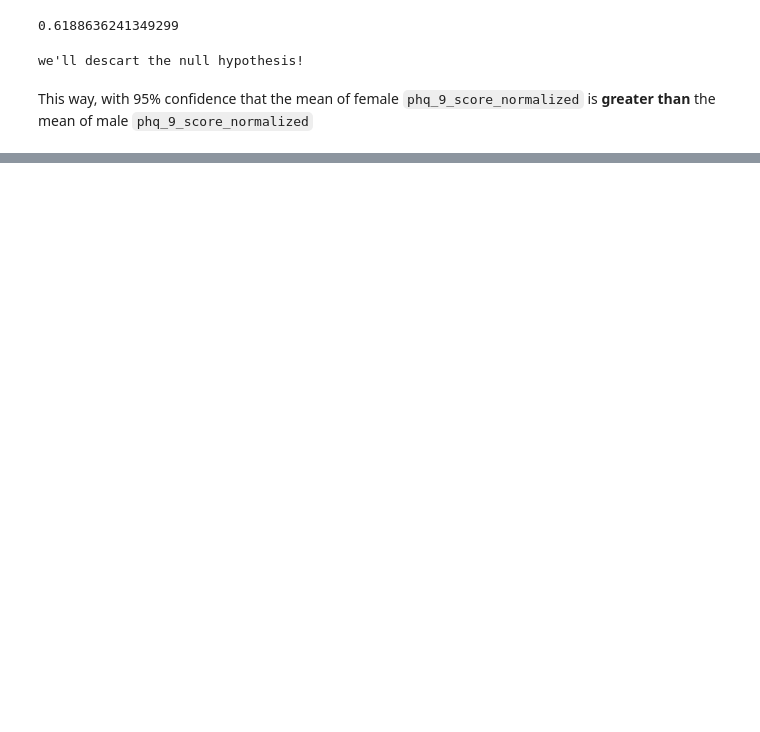
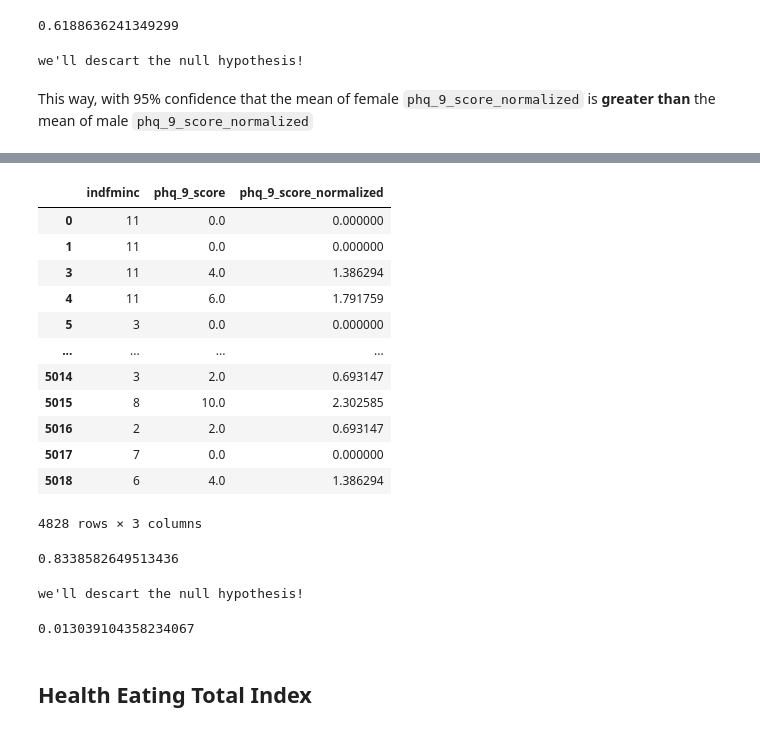
Before and after one commit to LucianoBatista/stat-infer-health-habits, a Jupyter notebook: 03-hypothesis-tests/03-hyp-tests.ipynb, the cells around one changed output, grey strips where cells are left out. Saved outputs shown, nothing was run; the diff lists cells and outputs as text; code cells hidden in the pictures; blank space fills up the shorter version.

```diff
--- a/03-hypothesis-tests/03-hyp-tests.ipynb
+++ b/03-hypothesis-tests/03-hyp-tests.ipynb
@@ -117,0 +114,3 @@ This way, with 95% confidence that the mean of female `phq_9_score_normalized` i
+# %%
+indfmic_phq_df = infer_phq_pag_hei_clean[["indfminc", "phq_9_score"]]
+indfmic_phq_df = indfmic_phq_df[~indfmic_phq_df["indfminc"].isin([12, 13, 77, 99])]
@@ -117,0 +119,3 @@ This way, with 95% confidence that the mean of female `phq_9_score_normalized` i
+# %%
+indfmic_phq_df.loc[indfmic_phq_df.indfminc < 11]["indfminc"] = 1
+indfmic_phq_df.loc[indfmic_phq_df.indfminc >= 11]["indfminc"] = 2
@@ -117,0 +149,45 @@ This way, with 95% confidence that the mean of female `phq_9_score_normalized` i
+# %%
+indfmic_phq_df["phq_9_score_normalized"] = np.log(indfmic_phq_df.phq_9_score)
+indfmic_phq_df.replace([-np.inf], 0, inplace=True)
+# male_female_phq9["phq_9_score_normalized"].hist()
+# %%
+indfmic_phq_df
+# %% [output]
+|  | indfminc | phq_9_score | phq_9_score_normalized |
+| 0 | 11 | 0.0 | 0.000000 |
+| 1 | 11 | 0.0 | 0.000000 |
+| 3 | 11 | 4.0 | 1.386294 |
+| 4 | 11 | 6.0 | 1.791759 |
+| 5 | 3 | 0.0 | 0.000000 |
+| ... | ... | ... | ... |
+| 5014 | 3 | 2.0 | 0.693147 |
+| 5015 | 8 | 10.0 | 2.302585 |
+| 5016 | 2 | 2.0 | 0.693147 |
+| 5017 | 7 | 0.0 | 0.000000 |
+| 5018 | 6 | 4.0 | 1.386294 |
+4828 rows × 3 columns
+# %%
+mu_less_than_75 = indfmic_phq_df[indfmic_phq_df.indfminc == 1]["phq_9_score_normalized"].mean()
+mu_less_than_75
+# %% [output]
+0.8338582649513436
+# %%
+ztest, pval = stests.ztest(
+    indfmic_phq_df[indfmic_phq_df.indfminc == 2]["phq_9_score_normalized"].to_list(),
+    value=mu_less_than_75,
+    alternative="larger",
+)
+
+# check the pval
+if pval < 0.05:
+    print("we'll descart the null hypothesis!")
+else:
+    print("We'll descart the alternative hypothesis!")
+# %% [output]
+we'll descart the null hypothesis!
+# %%
+pval
+# %% [output]
+0.013039104358234067
+# %% [markdown]
+## Health Eating Total Index
```
Also changed, not shown: parts of 10 cells of this notebook.
